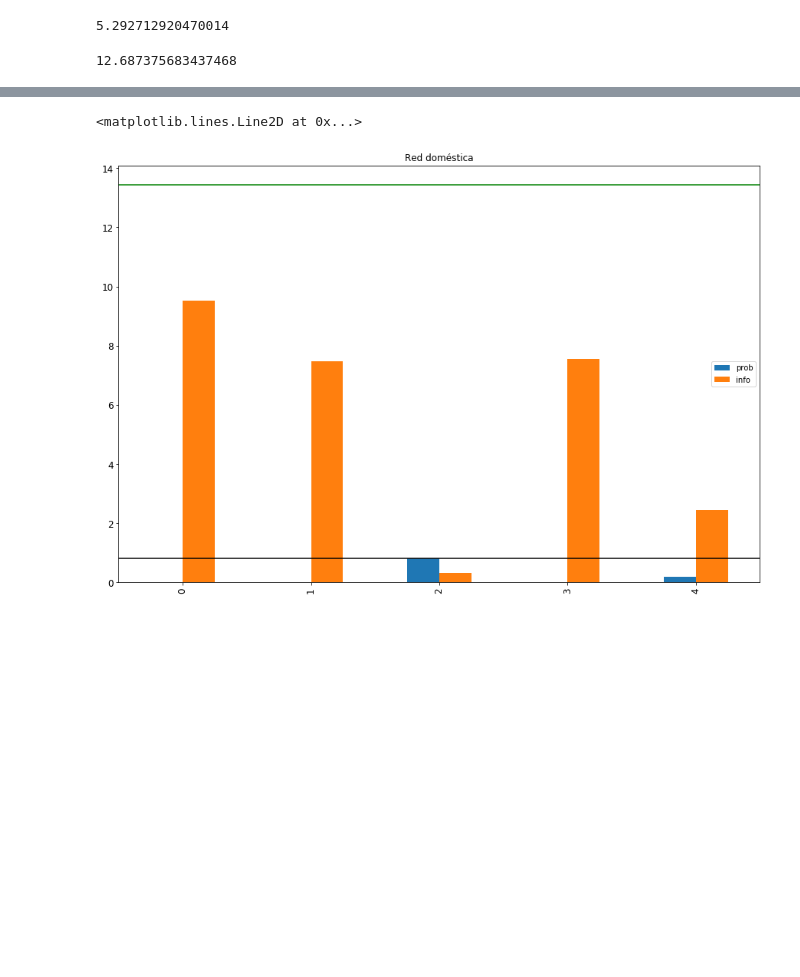
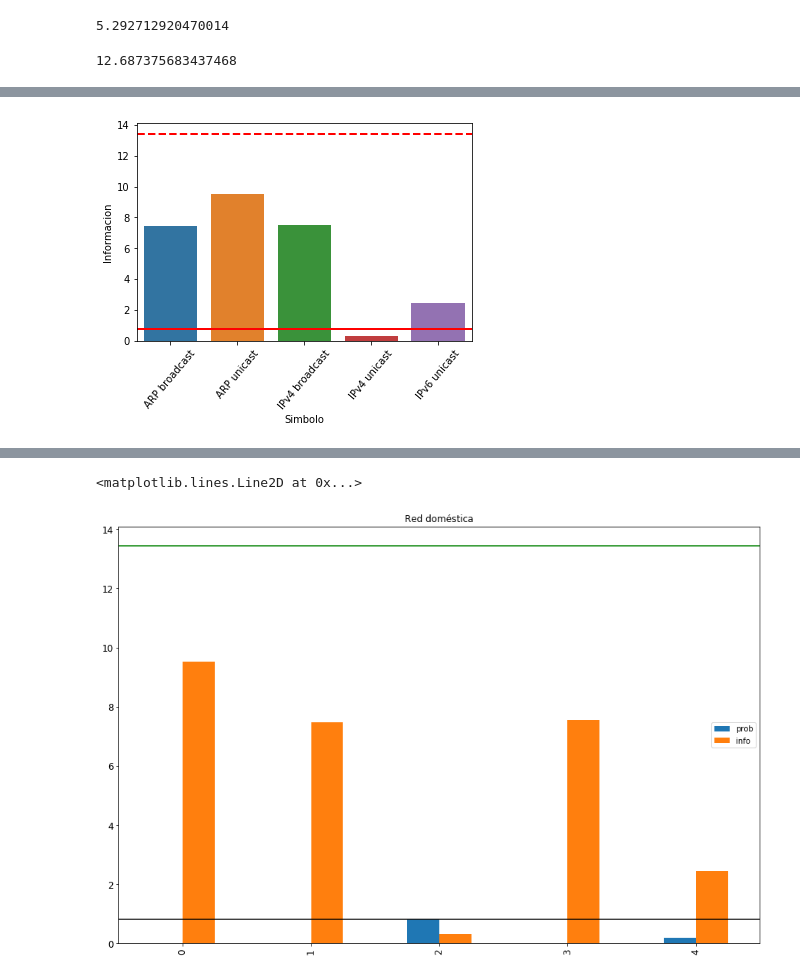
Before and after one commit to ZebaSz/tdc-tp1, a Jupyter notebook: script/Plots.ipynb, the cells around one changed output, grey strips where cells are left out. Saved outputs shown, nothing was run; the diff lists cells and outputs as text; code cells hidden in the pictures; blank space fills up the shorter version.

```diff
--- a/script/Plots.ipynb
+++ b/script/Plots.ipynb
@@ -210,3 +236,4 @@ max_entropy(data2)
 packets_mh = rdpcap("manu_home.pcap")
 # %%
 data_mh = createDataFrame_s1(packets_mh)
+summary_mh = summaryDataFrame(data_mh)
@@ -255,0 +249,4 @@ def plot_info_y_probas_S1(source):
+# %%
+plot_info_bar(summary_mh)
+# %% [output]
+[figure, added]
```
Also changed, not shown: parts of 10 cells of this notebook, 7 other files.
